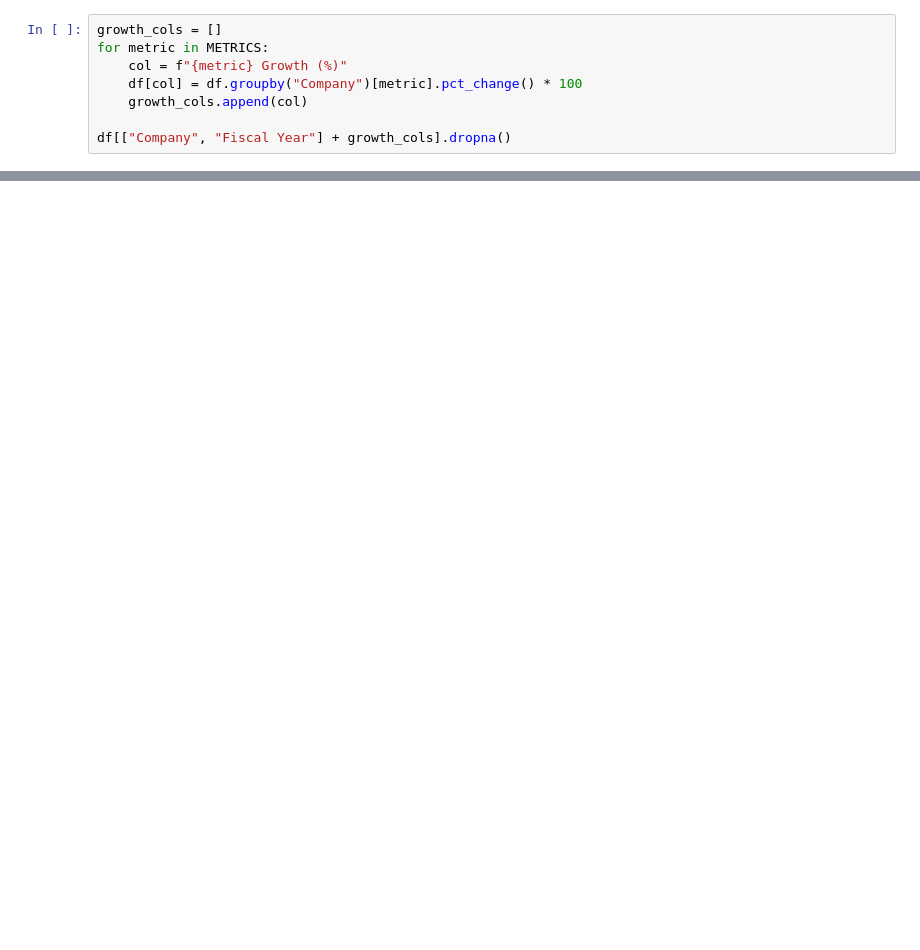
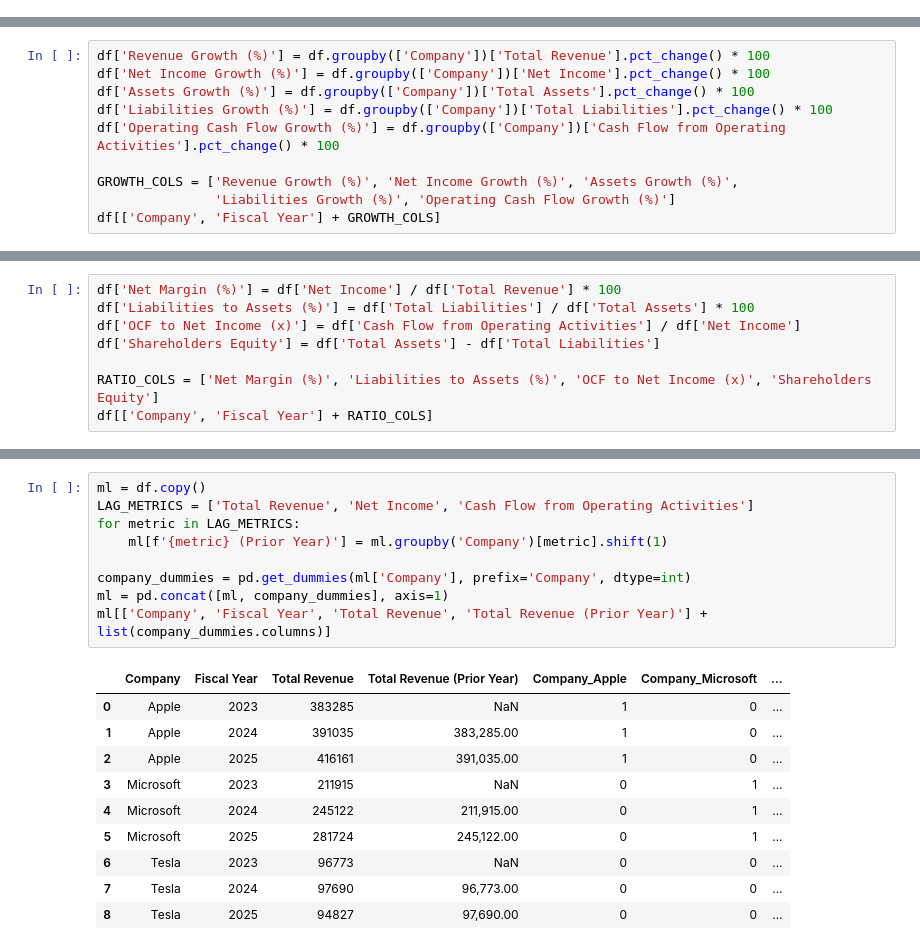
Before and after one commit to gibjas22/bcg-genai-financial-chatbot, a Jupyter notebook: notebooks/01_financial_analysis.ipynb, the cells around one changed output, grey strips where cells are left out. Drawn from its saved outputs; the diff is of its cells as text; blank space fills up the shorter version.

```diff
--- a/notebooks/01_financial_analysis.ipynb
+++ b/notebooks/01_financial_analysis.ipynb
@@ -85,8 +0,0 @@ Liabilities below assets in every row: True
-# %%
-growth_cols = []
-for metric in METRICS:
-    col = f"{metric} Growth (%)"
-    df[col] = df.groupby("Company")[metric].pct_change() * 100
-    growth_cols.append(col)
-
-df[["Company", "Fiscal Year"] + growth_cols].dropna()
@@ -239,0 +118,10 @@ Saved financial_analysis.csv, financial_features_ml.csv and BCG_GenAI_Task1_Fina
+# %%
+df['Revenue Growth (%)'] = df.groupby(['Company'])['Total Revenue'].pct_change() * 100
+df['Net Income Growth (%)'] = df.groupby(['Company'])['Net Income'].pct_change() * 100
+df['Assets Growth (%)'] = df.groupby(['Company'])['Total Assets'].pct_change() * 100
+df['Liabilities Growth (%)'] = df.groupby(['Company'])['Total Liabilities'].pct_change() * 100
+df['Operating Cash Flow Growth (%)'] = df.groupby(['Company'])['Cash Flow from Operating Activities'].pct_change() * 100
+
+GROWTH_COLS = ['Revenue Growth (%)', 'Net Income Growth (%)', 'Assets Growth (%)',
+               'Liabilities Growth (%)', 'Operating Cash Flow Growth (%)']
+df[['Company', 'Fiscal Year'] + GROWTH_COLS]
@@ -239,0 +211,8 @@ Saved financial_analysis.csv, financial_features_ml.csv and BCG_GenAI_Task1_Fina
+# %%
+df['Net Margin (%)'] = df['Net Income'] / df['Total Revenue'] * 100
+df['Liabilities to Assets (%)'] = df['Total Liabilities'] / df['Total Assets'] * 100
+df['OCF to Net Income (x)'] = df['Cash Flow from Operating Activities'] / df['Net Income']
+df['Shareholders Equity'] = df['Total Assets'] - df['Total Liabilities']
+
+RATIO_COLS = ['Net Margin (%)', 'Liabilities to Assets (%)', 'OCF to Net Income (x)', 'Shareholders Equity']
+df[['Company', 'Fiscal Year'] + RATIO_COLS]
@@ -239,0 +297,20 @@ Saved financial_analysis.csv, financial_features_ml.csv and BCG_GenAI_Task1_Fina
+# %%
+ml = df.copy()
+LAG_METRICS = ['Total Revenue', 'Net Income', 'Cash Flow from Operating Activities']
+for metric in LAG_METRICS:
+    ml[f'{metric} (Prior Year)'] = ml.groupby('Company')[metric].shift(1)
+
+company_dummies = pd.get_dummies(ml['Company'], prefix='Company', dtype=int)
+ml = pd.concat([ml, company_dummies], axis=1)
+ml[['Company', 'Fiscal Year', 'Total Revenue', 'Total Revenue (Prior Year)'] + list(company_dummies.columns)]
+# %% [output]
+|  | Company | Fiscal Year | Total Revenue | Total Revenue (Prior Year) | Company_Apple | Company_Microsoft | ... |
+| 0 | Apple | 2023 | 383285 | NaN | 1 | 0 | ... |
+| 1 | Apple | 2024 | 391035 | 383,285.00 | 1 | 0 | ... |
+| 2 | Apple | 2025 | 416161 | 391,035.00 | 1 | 0 | ... |
+| 3 | Microsoft | 2023 | 211915 | NaN | 0 | 1 | ... |
+| 4 | Microsoft | 2024 | 245122 | 211,915.00 | 0 | 1 | ... |
+| 5 | Microsoft | 2025 | 281724 | 245,122.00 | 0 | 1 | ... |
+| 6 | Tesla | 2023 | 96773 | NaN | 0 | 0 | ... |
+| 7 | Tesla | 2024 | 97690 | 96,773.00 | 0 | 0 | ... |
+| 8 | Tesla | 2025 | 94827 | 97,690.00 | 0 | 0 | ... |
```
Also changed, not shown: parts of 46 cells of this notebook, 14 other files.
